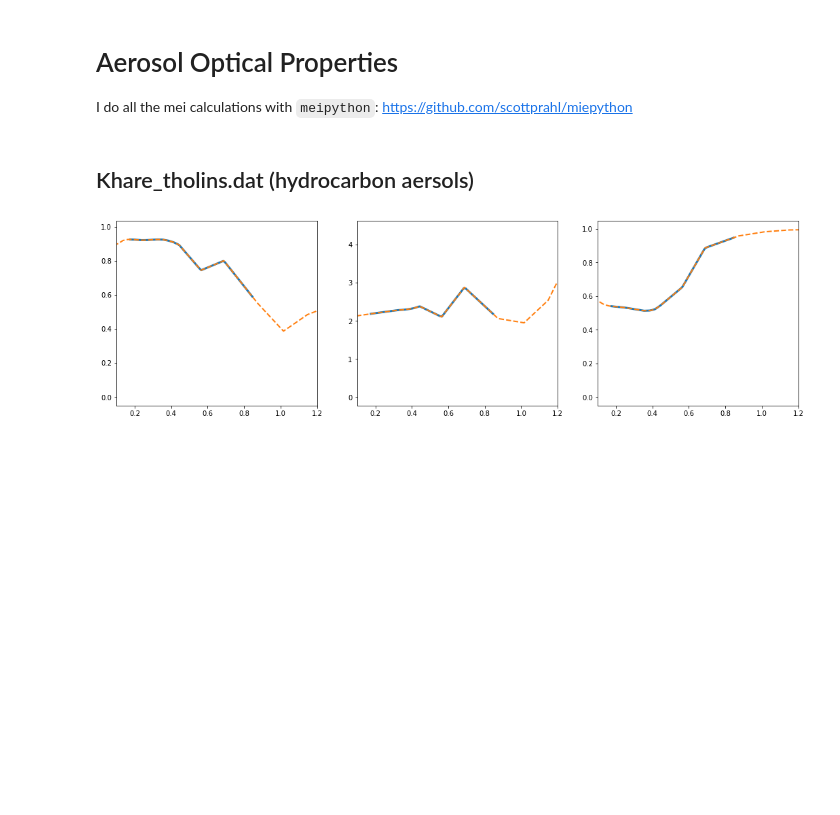
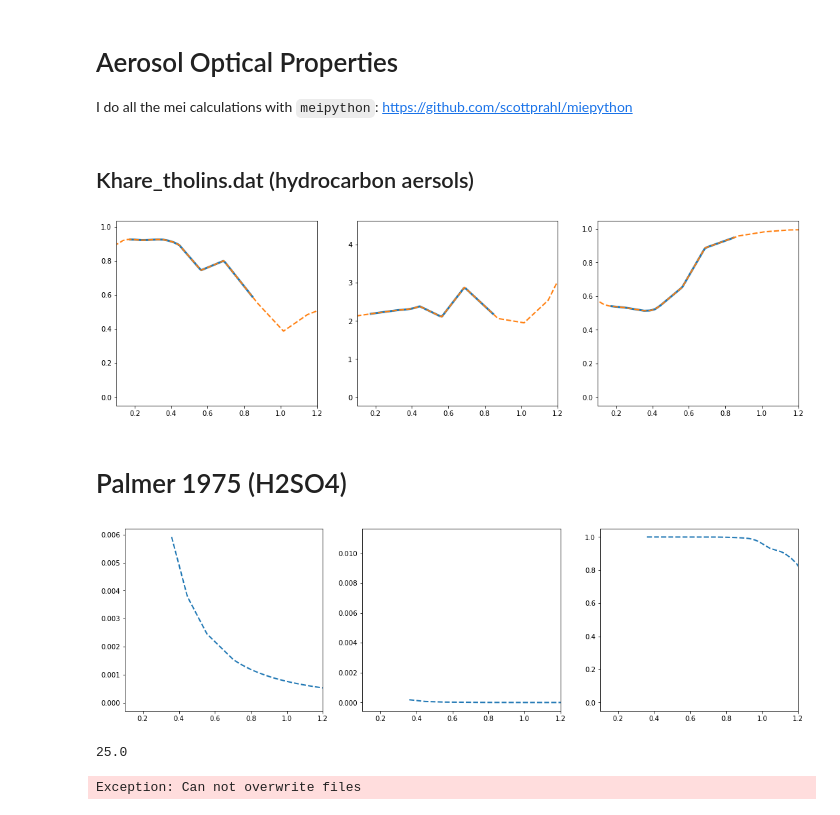
Before and after one commit to Nicholaswogan/photochem, a Jupyter notebook: data/aerosol_xsections/aerosol_xsections.ipynb, the cells around one changed output. Cells and saved outputs as stored; diff of their text form; code cells hidden in the pictures; blank space fills up the shorter version.

```diff
--- a/data/aerosol_xsections/aerosol_xsections.ipynb
+++ b/data/aerosol_xsections/aerosol_xsections.ipynb
@@ -112,3 +109,53 @@ for i,radius in enumerate(radii):
     g_all[i] = g
 # %%
 # write_mie_file('test1.dat', wavelength_new_nm, radii, w0_all, qext_all, g_all)
+# %% [markdown]
+# Palmer 1975 (H2SO4)
+# %%
+fil = open('palmer1975/palmer_williams_h2so4.dat')
+lines = fil.readlines()
+fil.close()
+
+wavelength = [] # microns
+m_real = []
+m_imag = []
+for line in lines[16:243]:
+    tmp = line.split()
+    wavelength.append(float(tmp[1]))
+    m_real.append(float(tmp[7]))
+
+for line in lines[248:-1]:
+    tmp = line.split()
+    m_imag.append(float(tmp[7]))
+
+wavelength = np.array(wavelength) # this is micro meter
+ind = np.argsort(wavelength)
+wavelength = wavelength[ind]
+
+wavelength_nm = wavelength*1e3
+m_real = np.array(m_real)[ind]
+m_imag = np.array(m_imag)[ind]
+# %%
+radius = .01
+x = 2 * np.pi * radius / wavelength
+m = m_real - 1j*m_imag
+qext, qsca, qback, g = miepython.mie(m, x)
+w0 = qsca/qext
+# %%
+fig,[ax,ax1,ax2] = plt.subplots(1,3,figsize=[18,5],sharex=True)
+
+ax.plot(wavelength,g,'--',lw=2)
+
+ax1.plot(wavelength,qext,'--',lw=2)
+
+ax2.plot(wavelength,w0,'--',lw=2)
+
+ax.set_xlim(.1,1.2)
+
+plt.show()
+# %% [output]
+[figure, added]
+# %%
+max(wavelength)
+# %% [output]
+25.0
@@ -114,0 +191,4 @@ for i,radius in enumerate(radii):
+# %%
+write_mie_file('mei_palmer1975.dat', wavelength_new_nm, radii, w0_all, qext_all, g_all)
+# %% [output]
+Exception: Can not overwrite files
```
Also changed, not shown: parts of 4 cells of this notebook, 3 other files.
